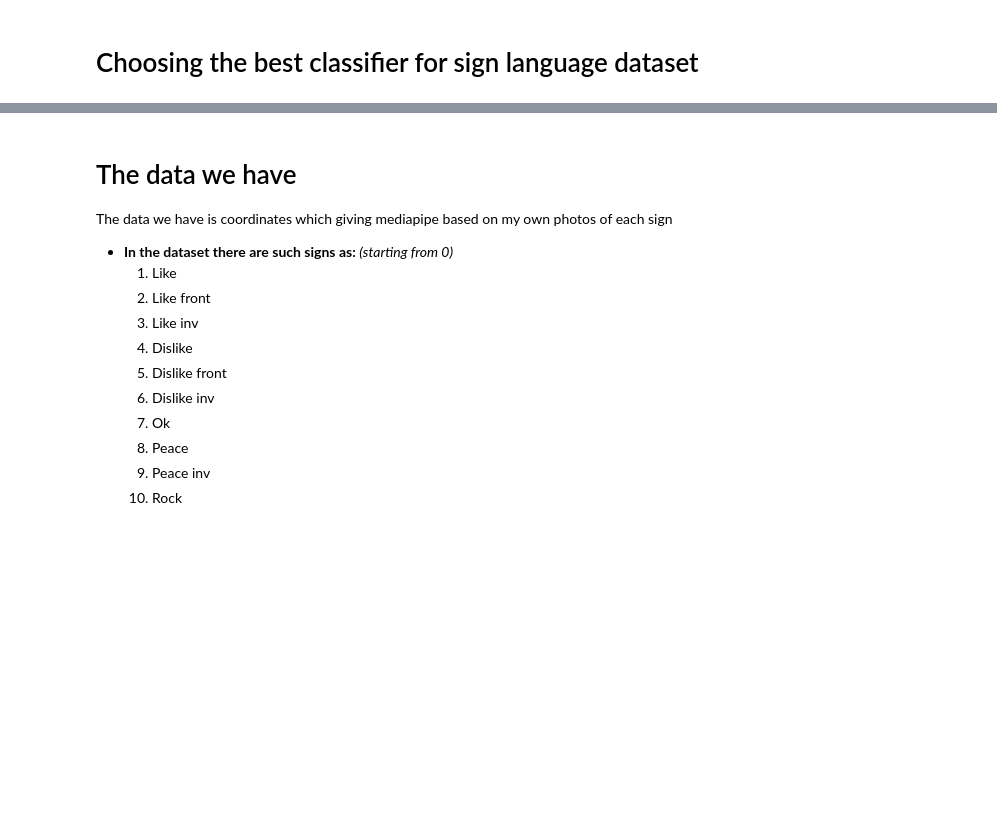
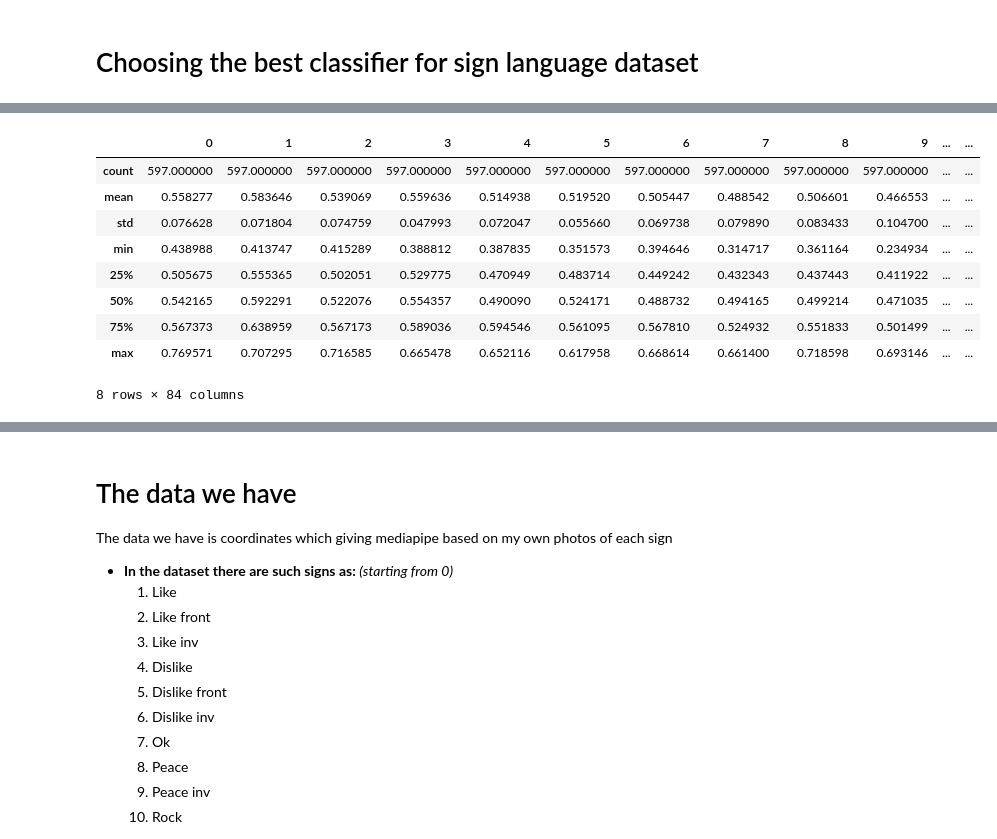
Before and after one commit to YESsPeace/simple-sign-language-detection, a Jupyter notebook: train_model.ipynb, the cells around one changed output, grey strips where cells are left out. Cells and saved outputs as stored; diff of their text form; code cells hidden in the pictures; blank space fills up the shorter version.

```diff
--- a/train_model.ipynb
+++ b/train_model.ipynb
@@ -35,0 +36,13 @@ df.head()
+# %%
+df.describe()
+# %% [output]
+|  | 0 | 1 | 2 | 3 | 4 | 5 | 6 | 7 | 8 | 9 | ... | ... |
+| count | 597.000000 | 597.000000 | 597.000000 | 597.000000 | 597.000000 | 597.000000 | 597.000000 | 597.000000 | 597.000000 | 597.000000 | ... | ... |
+| mean | 0.558277 | 0.583646 | 0.539069 | 0.559636 | 0.514938 | 0.519520 | 0.505447 | 0.488542 | 0.506601 | 0.466553 | ... | ... |
+| std | 0.076628 | 0.071804 | 0.074759 | 0.047993 | 0.072047 | 0.055660 | 0.069738 | 0.079890 | 0.083433 | 0.104700 | ... | ... |
+| min | 0.438988 | 0.413747 | 0.415289 | 0.388812 | 0.387835 | 0.351573 | 0.394646 | 0.314717 | 0.361164 | 0.234934 | ... | ... |
+| 25% | 0.505675 | 0.555365 | 0.502051 | 0.529775 | 0.470949 | 0.483714 | 0.449242 | 0.432343 | 0.437443 | 0.411922 | ... | ... |
+| 50% | 0.542165 | 0.592291 | 0.522076 | 0.554357 | 0.490090 | 0.524171 | 0.488732 | 0.494165 | 0.499214 | 0.471035 | ... | ... |
+| 75% | 0.567373 | 0.638959 | 0.567173 | 0.589036 | 0.594546 | 0.561095 | 0.567810 | 0.524932 | 0.551833 | 0.501499 | ... | ... |
+| max | 0.769571 | 0.707295 | 0.716585 | 0.665478 | 0.652116 | 0.617958 | 0.668614 | 0.661400 | 0.718598 | 0.693146 | ... | ... |
+8 rows × 84 columns
```
Also changed, not shown: parts of 6 cells of this notebook, 4 other files.
